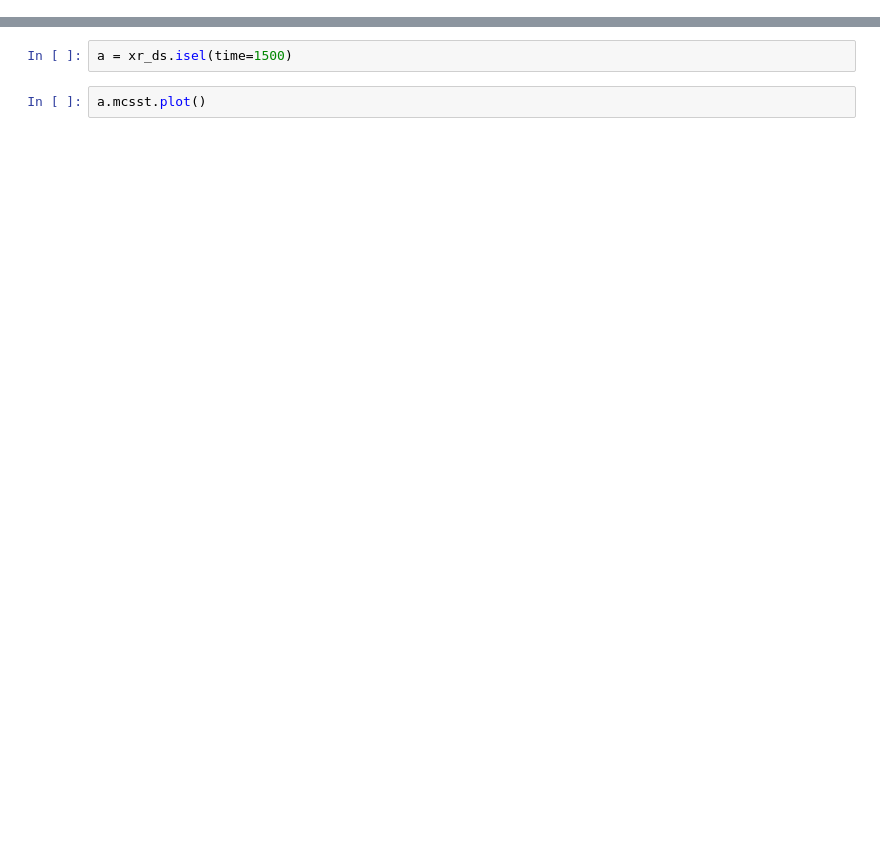
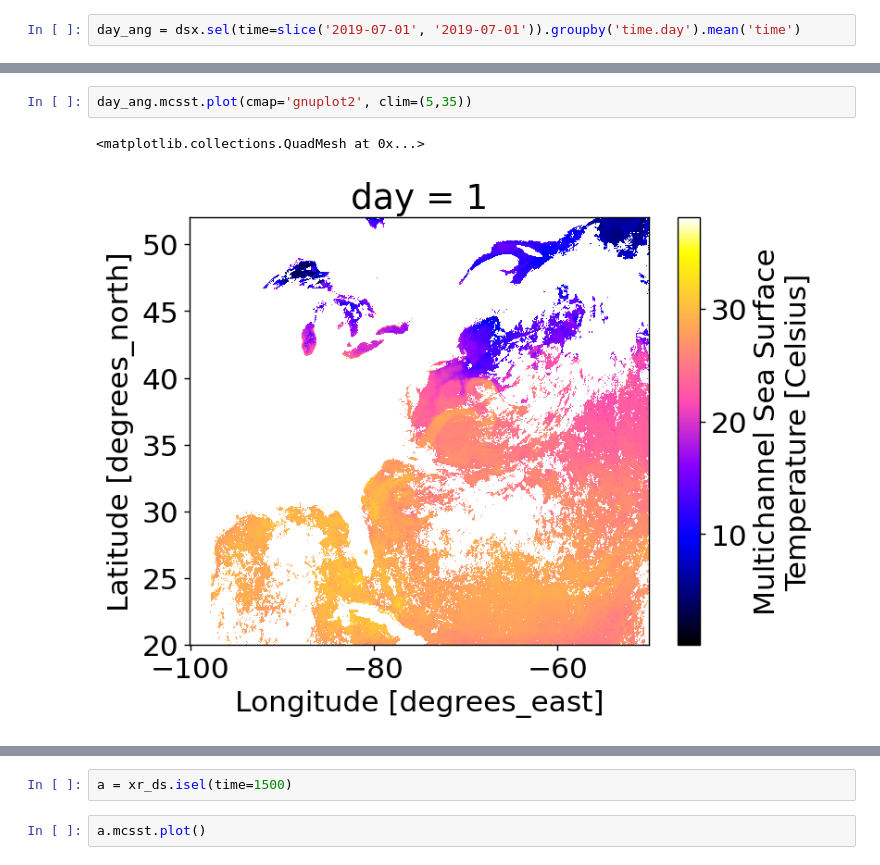
Before and after one commit to Gilaverbuch/py_sst, a Jupyter notebook: SST.ipynb, the cells around one changed output, grey strips where cells are left out. Cells and saved outputs as stored; diff of their text form; blank space fills up the shorter version.

```diff
--- a/SST.ipynb
+++ b/SST.ipynb
@@ -52,0 +61,2 @@ Attributes: (12/22)
+# %%
+day_ang = dsx.sel(time=slice('2019-07-01', '2019-07-01')).groupby('time.day').mean('time')
@@ -52,0 +83,5 @@ Attributes: (12/22)
+# %%
+day_ang.mcsst.plot(cmap='gnuplot2', clim=(5,35))
+# %% [output]
+<matplotlib.collections.QuadMesh at 0x...>
+[figure, added]
```
Also changed, not shown: parts of 19 cells of this notebook, 1 other file.
